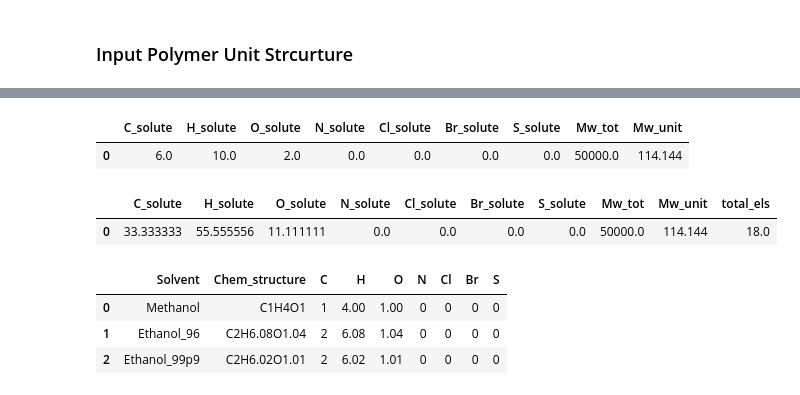
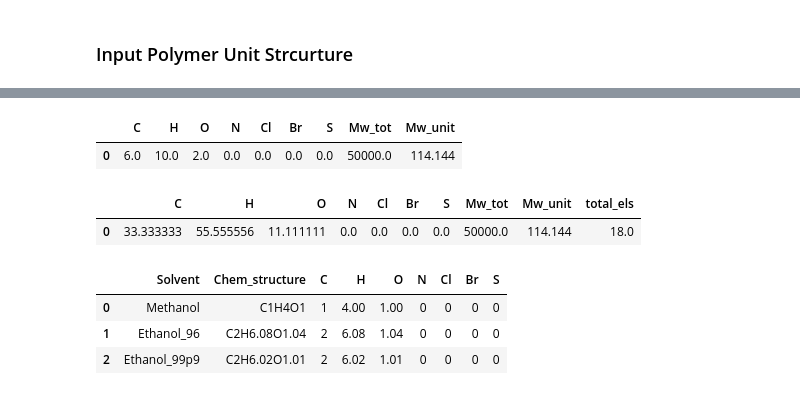
Before and after one commit to InnaG33/dissolve_me, a Jupyter notebook: solutes_estimator.ipynb, the cells around one changed output, grey strips where cells are left out. Cells and saved outputs as stored; diff of their text form; code cells hidden in the pictures.

```diff
--- a/solutes_estimator.ipynb
+++ b/solutes_estimator.ipynb
@@ -122,6 +140,8 @@ Predicted solubility: ['soluble'], actual solubility: ['soluble']
 # %%
 # get element dictionary set
 element_info = pd.read_csv("data/element_info.csv")
+elements=element_info['Element'].to_list()
+
 element_dict ={}
 
 for i in range(len(element_info)):
@@ -152,7 +172,7 @@ def calculate_elements_perc(df, x):
 solute_tt=pd.DataFrame()
 
 for element in element_dict:
-   solute_tt.loc[0, element+'_solute']=int(input(f"input # {element} atoms in polymer unit formula: "))
+   solute_tt.loc[0, element]=int(input(f"input # {element} atoms in polymer unit formula: "))
 
 solute_tt.loc[0, 'Mw_tot']=float(input("input total (approximate) polymer Mw: "))
 solute_tt
@@ -171,13 +191,13 @@ input total (approximate) polymer Mw: 50000
 solute_tt=get_Mw(solute_tt)
 solute_tt
 # %% [output]
-|  | C_solute | H_solute | O_solute | N_solute | Cl_solute | Br_solute | S_solute | Mw_tot | Mw_unit |
+|  | C | H | O | N | Cl | Br | S | Mw_tot | Mw_unit |
 | 0 | 6.0 | 10.0 | 2.0 | 0.0 | 0.0 | 0.0 | 0.0 | 50000.0 | 114.144 |
 # %%
-solute_tt=calculate_elements_perc(solute_tt)
+solute_tt=calculate_elements_perc(solute_tt, 0)
 solute_tt
 # %% [output]
-|  | C_solute | H_solute | O_solute | N_solute | Cl_solute | Br_solute | S_solute | Mw_tot | Mw_unit | total_els |
+|  | C | H | O | N | Cl | Br | S | Mw_tot | Mw_unit | total_els |
 | 0 | 33.333333 | 55.555556 | 11.111111 | 0.0 | 0.0 | 0.0 | 0.0 | 50000.0 | 114.144 | 18.0 |
 # %%
 solvents_info=pd.read_csv("data/solvents_info.csv")
```
Also changed, not shown: parts of 19 cells of this notebook, 29 other files.
